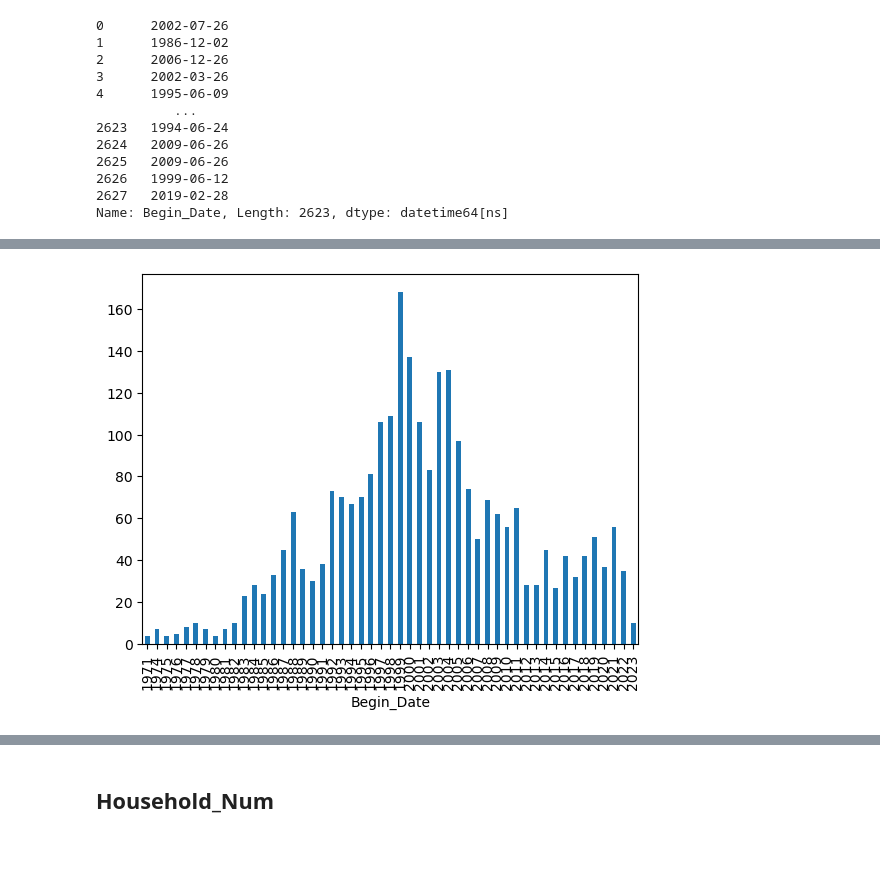
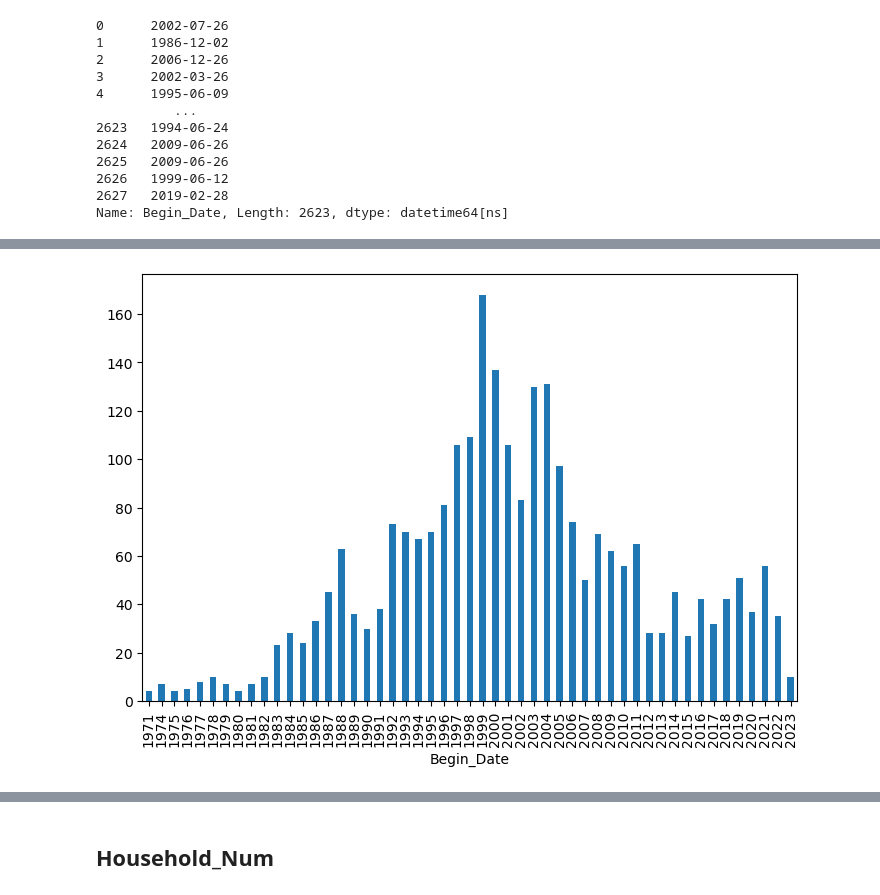
Before and after one commit to haemilia/MolitContest, a Jupyter notebook: Data_Analysis/EDA_Seoul.ipynb, the cells around one changed output, grey strips where cells are left out. Cells and saved outputs as stored; diff of their text form; code cells hidden in the pictures; blank space fills up the shorter version.

```diff
--- a/Data_Analysis/EDA_Seoul.ipynb
+++ b/Data_Analysis/EDA_Seoul.ipynb
@@ -88,8 +108,9 @@ Name: Begin_Date, Length: 2623, dtype: datetime64[ns]
 # %%
 # distribution of years in Begin_Date
+fig, axs = plt.subplots(figsize = (7,5), layout = 'constrained')
 Begin_Date.groupby(Begin_Date.dt.year).count().plot(kind="bar")
 plt.show()
 # %% [output]
-[figure, old version]
+[figure, new version]
 # %%
 #Distribtion of months in Begin_Date(just for fun)
```
Also changed, not shown: parts of 10 cells of this notebook.
